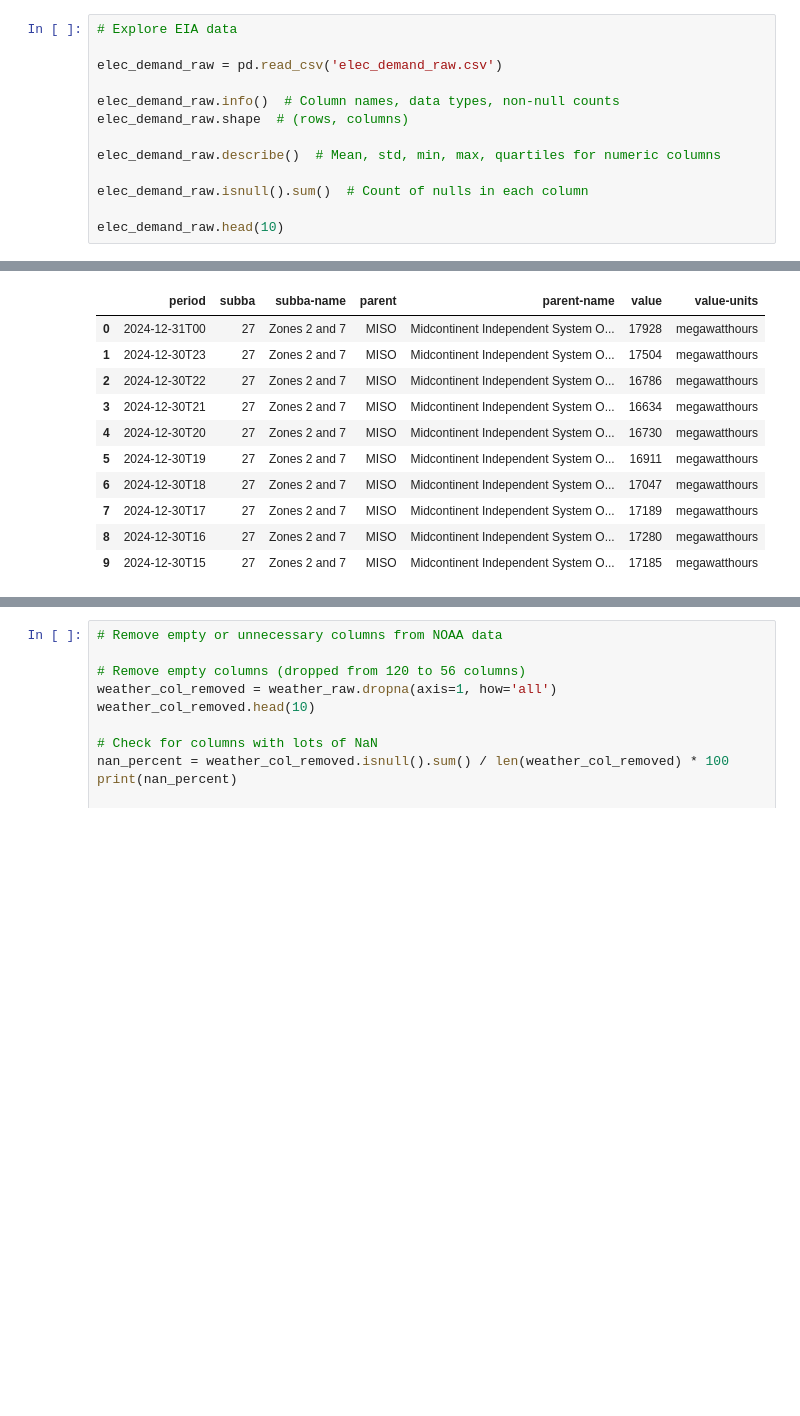
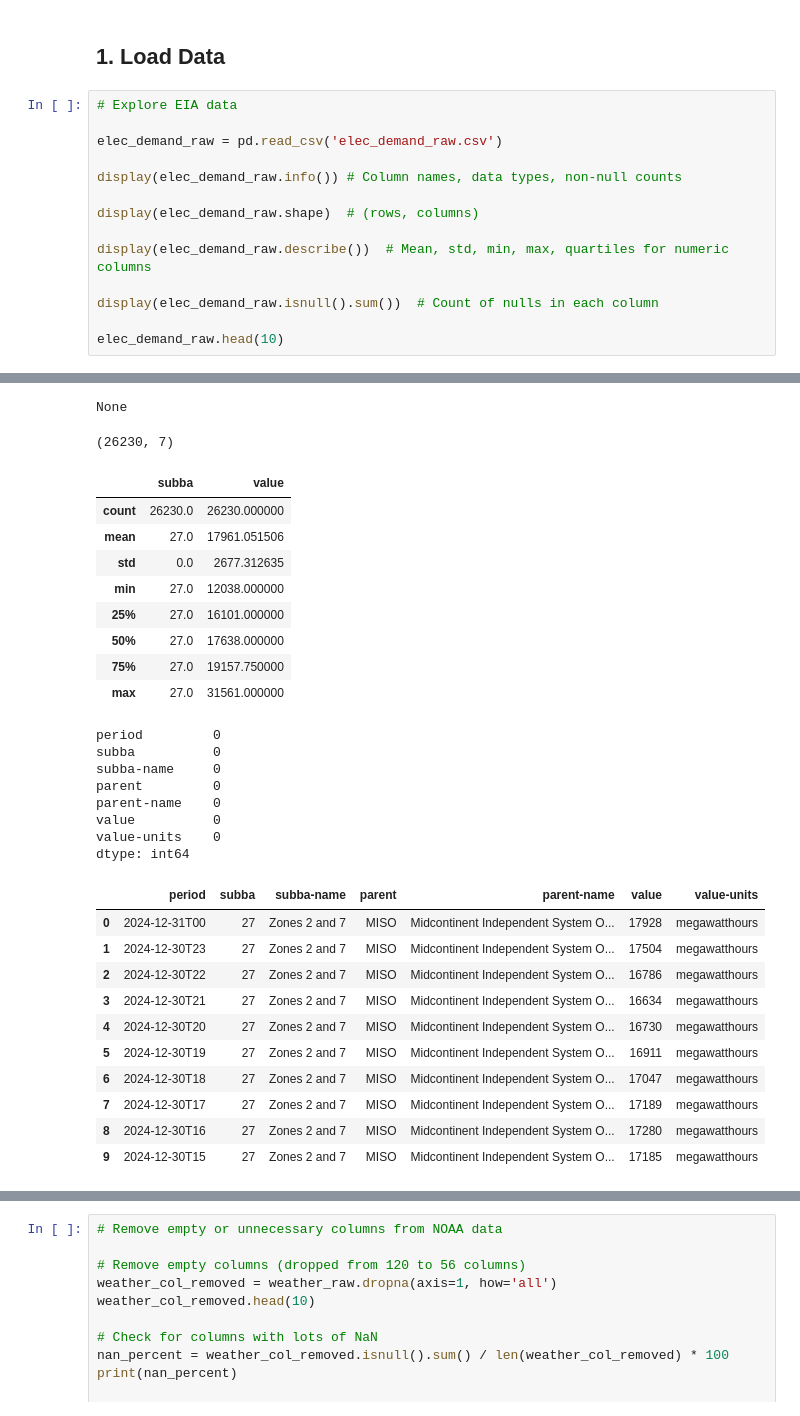
Before and after one commit to AColes322/MI-Electrical-Grid-Analysis, a Jupyter notebook: MIElectricityProject.ipynb, the cells around one changed output, grey strips where cells are left out. Drawn from its saved outputs; the diff is of its cells as text; blank space fills up the shorter version.

```diff
--- a/MIElectricityProject.ipynb
+++ b/MIElectricityProject.ipynb
@@ -33,42 +50,64 @@ from statsmodels.api import OLS, add_constant # linear regression
+# %% [markdown]
+## 1. Load Data
 # %%
 # Explore EIA data
 
 elec_demand_raw = pd.read_csv('elec_demand_raw.csv')
 
-elec_demand_raw.info()  # Column names, data types, non-null counts
-elec_demand_raw.shape  # (rows, columns)
+display(elec_demand_raw.info()) # Column names, data types, non-null counts
 
-elec_demand_raw.describe()  # Mean, std, min, max, quartiles for numeric columns
+display(elec_demand_raw.shape)  # (rows, columns)
 
-elec_demand_raw.isnull().sum()  # Count of nulls in each column
+display(elec_demand_raw.describe())  # Mean, std, min, max, quartiles for numeric columns
+
+display(elec_demand_raw.isnull().sum())  # Count of nulls in each column
 
 elec_demand_raw.head(10)
 # %% [output]
 <class 'pandas.core.frame.DataFrame'>
 RangeIndex: 26230 entries, 0 to 26229
 Data columns (total 7 columns):
  #   Column       Non-Null Count  Dtype
 ---  ------       --------------  -----
  0   period       26230 non-null  object
  1   subba        26230 non-null  int64
  2   subba-name   26230 non-null  object
  3   parent       26230 non-null  object
  4   parent-name  26230 non-null  object
  5   value        26230 non-null  int64
  6   value-units  26230 non-null  object
 dtypes: int64(2), object(5)
 memory usage: 1.4+ MB
+None
+(26230, 7)
-|  | period | subba | subba-name | parent | parent-name | value | value-units |
-| 0 | 2024-12-31T00 | 27 | Zones 2 and 7 | MISO | Midcontinent Independent System O... | 17928 | megawatthours |
-| 1 | 2024-12-30T23 | 27 | Zones 2 and 7 | MISO | Midcontinent Independent System O... | 17504 | megawatthours |
-| 2 | 2024-12-30T22 | 27 | Zones 2 and 7 | MISO | Midcontinent Independent System O... | 16786 | megawatthours |
-| 3 | 2024-12-30T21 | 27 | Zones 2 and 7 | MISO | Midcontinent Independent System O... | 16634 | megawatthours |
-| 4 | 2024-12-30T20 | 27 | Zones 2 and 7 | MISO | Midcontinent Independent System O... | 16730 | megawatthours |
-| 5 | 2024-12-30T19 | 27 | Zones 2 and 7 | MISO | Midcontinent Independent System O... | 16911 | megawatthours |
-| 6 | 2024-12-30T18 | 27 | Zones 2 and 7 | MISO | Midcontinent Independent System O... | 17047 | megawatthours |
-| 7 | 2024-12-30T17 | 27 | Zones 2 and 7 | MISO | Midcontinent Independent System O... | 17189 | megawatthours |
-| 8 | 2024-12-30T16 | 27 | Zones 2 and 7 | MISO | Midcontinent Independent System O... | 17280 | megawatthours |
-| 9 | 2024-12-30T15 | 27 | Zones 2 and 7 | MISO | Midcontinent Independent System O... | 17185 | megawatthours |
+|  | subba | value |
+| count | 26230.0 | 26230.000000 |
+| mean | 27.0 | 17961.051506 |
+| std | 0.0 | 2677.312635 |
+| min | 27.0 | 12038.000000 |
+| 25% | 27.0 | 16101.000000 |
+| 50% | 27.0 | 17638.000000 |
+| 75% | 27.0 | 19157.750000 |
+| max | 27.0 | 31561.000000 |
+period         0
+subba          0
+subba-name     0
+parent         0
+parent-name    0
+value          0
+value-units    0
+dtype: int64
+|  | period | subba | subba-name | parent | parent-name | value | value-units |
+| 0 | 2024-12-31T00 | 27 | Zones 2 and 7 | MISO | Midcontinent Independent System O... | 17928 | megawatthours |
+| 1 | 2024-12-30T23 | 27 | Zones 2 and 7 | MISO | Midcontinent Independent System O... | 17504 | megawatthours |
+| 2 | 2024-12-30T22 | 27 | Zones 2 and 7 | MISO | Midcontinent Independent System O... | 16786 | megawatthours |
+| 3 | 2024-12-30T21 | 27 | Zones 2 and 7 | MISO | Midcontinent Independent System O... | 16634 | megawatthours |
+| 4 | 2024-12-30T20 | 27 | Zones 2 and 7 | MISO | Midcontinent Independent System O... | 16730 | megawatthours |
+| 5 | 2024-12-30T19 | 27 | Zones 2 and 7 | MISO | Midcontinent Independent System O... | 16911 | megawatthours |
+| 6 | 2024-12-30T18 | 27 | Zones 2 and 7 | MISO | Midcontinent Independent System O... | 17047 | megawatthours |
+| 7 | 2024-12-30T17 | 27 | Zones 2 and 7 | MISO | Midcontinent Independent System O... | 17189 | megawatthours |
+| 8 | 2024-12-30T16 | 27 | Zones 2 and 7 | MISO | Midcontinent Independent System O... | 17280 | megawatthours |
+| 9 | 2024-12-30T15 | 27 | Zones 2 and 7 | MISO | Midcontinent Independent System O... | 17185 | megawatthours |
 # %%
 # Load NOAA and explore climate data
 
```
Also changed, not shown: parts of 32 cells of this notebook, 3 other files.
